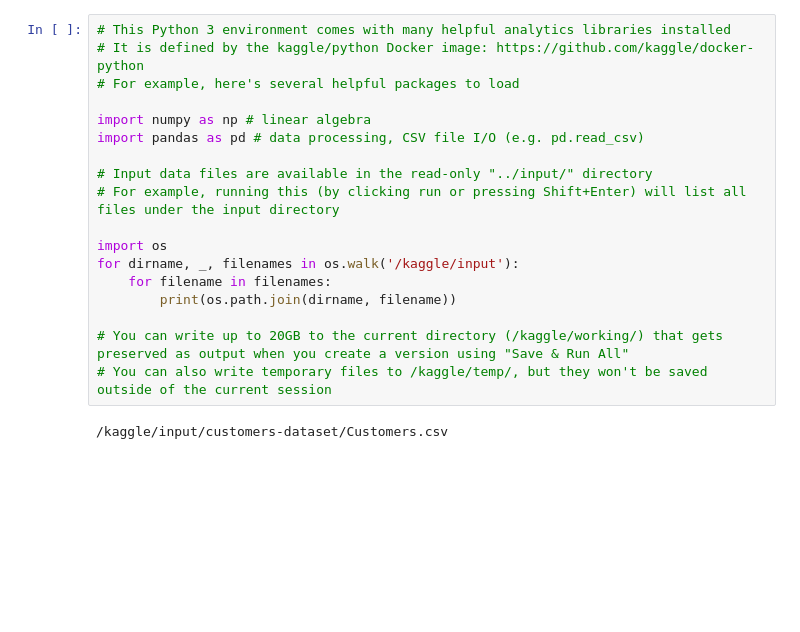
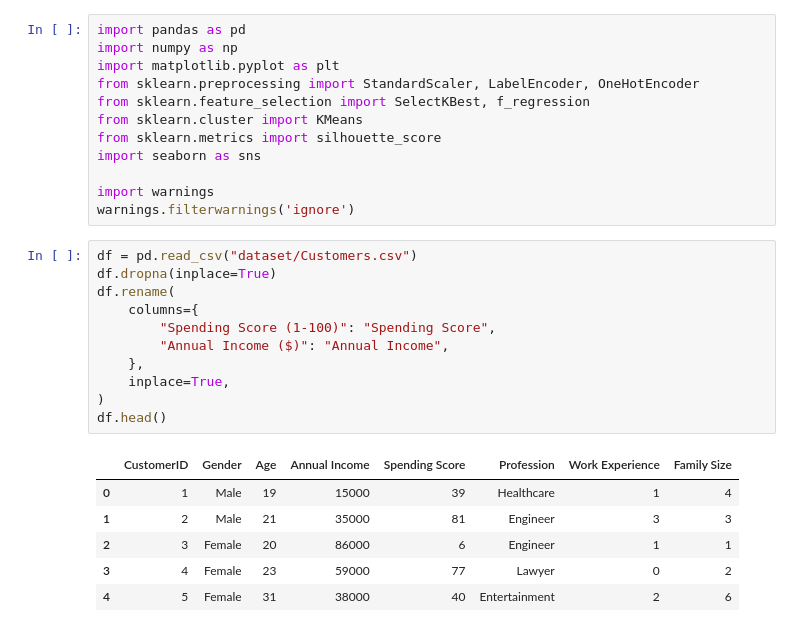
Before and after one commit to Supakrit65/shop-customer-clustering, a Jupyter notebook: clustering.ipynb, the cells around one changed output. Drawn from its saved outputs; the diff is of its cells as text; blank space fills up the shorter version.

Commit message:
loading, preprocessing, and clustering

```diff
--- a/clustering.ipynb
+++ b/clustering.ipynb
@@ -1,20 +1,30 @@
 # %%
-# This Python 3 environment comes with many helpful analytics libraries installed
-# It is defined by the kaggle/python Docker image: https://github.com/kaggle/docker-python
-# For example, here's several helpful packages to load
+import pandas as pd
+import numpy as np
+import matplotlib.pyplot as plt
+from sklearn.preprocessing import StandardScaler, LabelEncoder, OneHotEncoder
+from sklearn.feature_selection import SelectKBest, f_regression
+from sklearn.cluster import KMeans
+from sklearn.metrics import silhouette_score
+import seaborn as sns
 
-import numpy as np # linear algebra
-import pandas as pd # data processing, CSV file I/O (e.g. pd.read_csv)
-
-# Input data files are available in the read-only "../input/" directory
-# For example, running this (by clicking run or pressing Shift+Enter) will list all files under the input directory
-
-import os
-for dirname, _, filenames in os.walk('/kaggle/input'):
-    for filename in filenames:
-        print(os.path.join(dirname, filename))
-
-# You can write up to 20GB to the current directory (/kaggle/working/) that gets preserved as output when you create a version using "Save & Run All"
-# You can also write temporary files to /kaggle/temp/, but they won't be saved outside of the current session
+import warnings
+warnings.filterwarnings('ignore')
-# %% [output]
-/kaggle/input/customers-dataset/Customers.csv
+# %%
+df = pd.read_csv("dataset/Customers.csv")
+df.dropna(inplace=True)
+df.rename(
+    columns={
+        "Spending Score (1-100)": "Spending Score",
+        "Annual Income ($)": "Annual Income",
+    },
+    inplace=True,
+)
+df.head()
+# %% [output]
+|  | CustomerID | Gender | Age | Annual Income | Spending Score | Profession | Work Experience | Family Size |
+| 0 | 1 | Male | 19 | 15000 | 39 | Healthcare | 1 | 4 |
+| 1 | 2 | Male | 21 | 35000 | 81 | Engineer | 3 | 3 |
+| 2 | 3 | Female | 20 | 86000 | 6 | Engineer | 1 | 1 |
+| 3 | 4 | Female | 23 | 59000 | 77 | Lawyer | 0 | 2 |
+| 4 | 5 | Female | 31 | 38000 | 40 | Entertainment | 2 | 6 |
```
Also changed, not shown: parts of 17 cells of this notebook, 1 other file.
